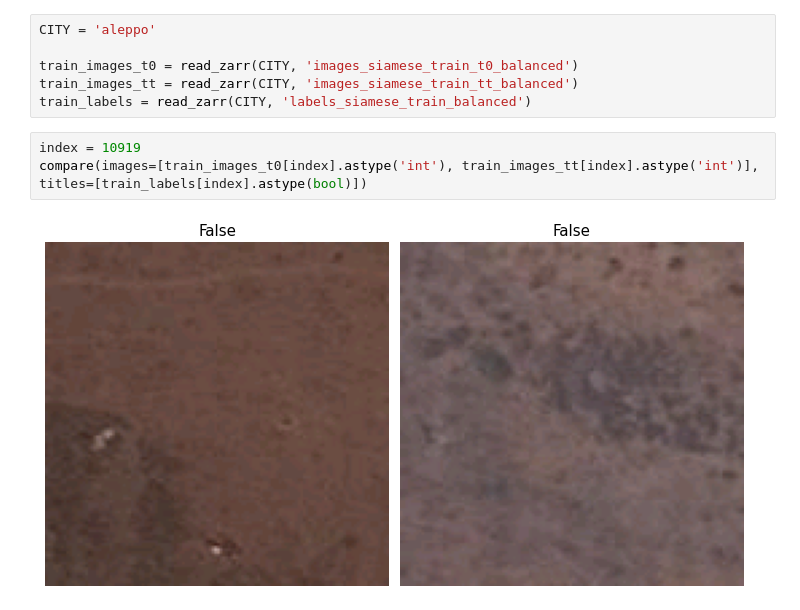
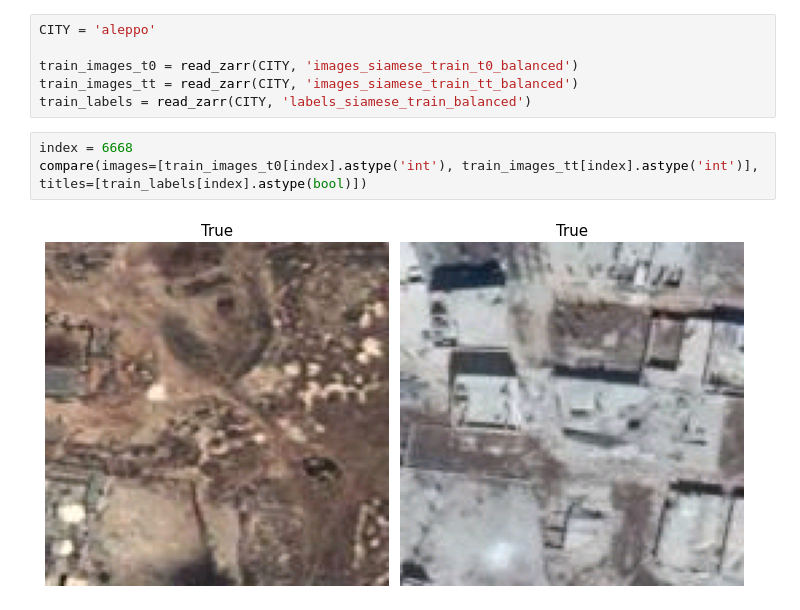
Before and after one commit to goclem/destruction, a Jupyter notebook: __exp_visualize_tiles.ipynb, the cells around one changed output. Drawn from its saved outputs; the diff is of its cells as text.

```diff
--- a/__exp_visualize_tiles.ipynb
+++ b/__exp_visualize_tiles.ipynb
@@ -8,7 +8,7 @@ train_images_t0 = read_zarr(CITY, 'images_siamese_train_t0_balanced')
 train_images_tt = read_zarr(CITY, 'images_siamese_train_tt_balanced')
 train_labels = read_zarr(CITY, 'labels_siamese_train_balanced')
 # %%
-index = 10919
+index = 6668
 compare(images=[train_images_t0[index].astype('int'), train_images_tt[index].astype('int')], titles=[train_labels[index].astype(bool)])
 # %% [output]
-[figure, old version]
+[figure, new version]
```
Also changed, not shown: 2 other files.
